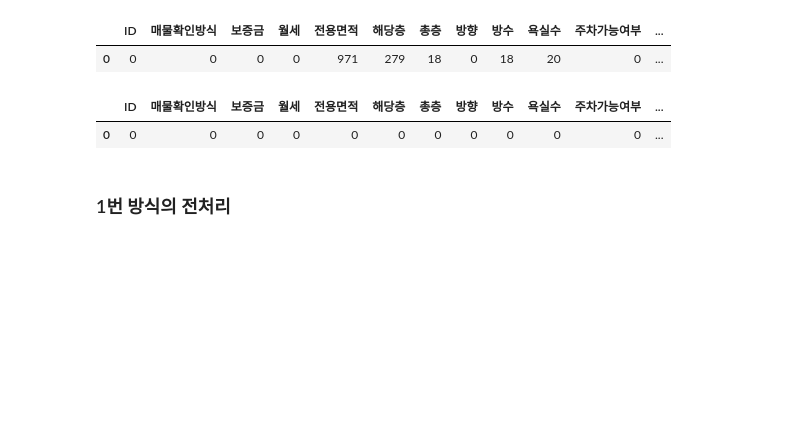
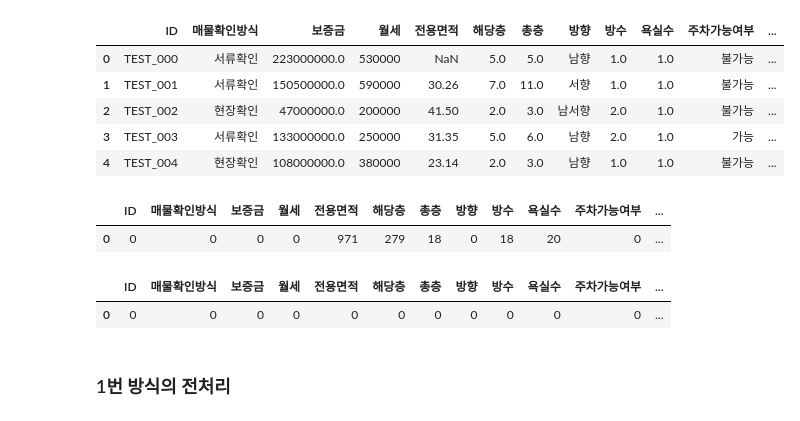
Before and after one commit to Salamamder/project_jericho, a Jupyter notebook: 전처리 전용.ipynb, the cells around one changed output. Drawn from its saved outputs; the diff is of its cells as text; code cells hidden in the pictures; blank space fills up the shorter version.

```diff
--- a/전처리 전용.ipynb
+++ b/전처리 전용.ipynb
@@ -26,3 +35,12 @@ test = pd.read_csv("./open-2/test.csv")
+# %%
+test.head()
+# %% [output]
+|  | ID | 매물확인방식 | 보증금 | 월세 | 전용면적 | 해당층 | 총층 | 방향 | 방수 | 욕실수 | 주차가능여부 | ... |
+| 0 | TEST_000 | 서류확인 | 223000000.0 | 530000 | NaN | 5.0 | 5.0 | 남향 | 1.0 | 1.0 | 불가능 | ... |
+| 1 | TEST_001 | 서류확인 | 150500000.0 | 590000 | 30.26 | 7.0 | 11.0 | 서향 | 1.0 | 1.0 | 불가능 | ... |
+| 2 | TEST_002 | 현장확인 | 47000000.0 | 200000 | 41.50 | 2.0 | 3.0 | 남서향 | 2.0 | 1.0 | 불가능 | ... |
+| 3 | TEST_003 | 서류확인 | 133000000.0 | 250000 | 31.35 | 5.0 | 6.0 | 남향 | 2.0 | 1.0 | 가능 | ... |
+| 4 | TEST_004 | 현장확인 | 108000000.0 | 380000 | 23.14 | 2.0 | 3.0 | 남향 | 1.0 | 1.0 | 불가능 | ... |
 # %%
 전체 = pd.concat([train, test], axis=0)
 # %%
```
Also changed, not shown: parts of 1 cell of this notebook, 3 other files.
